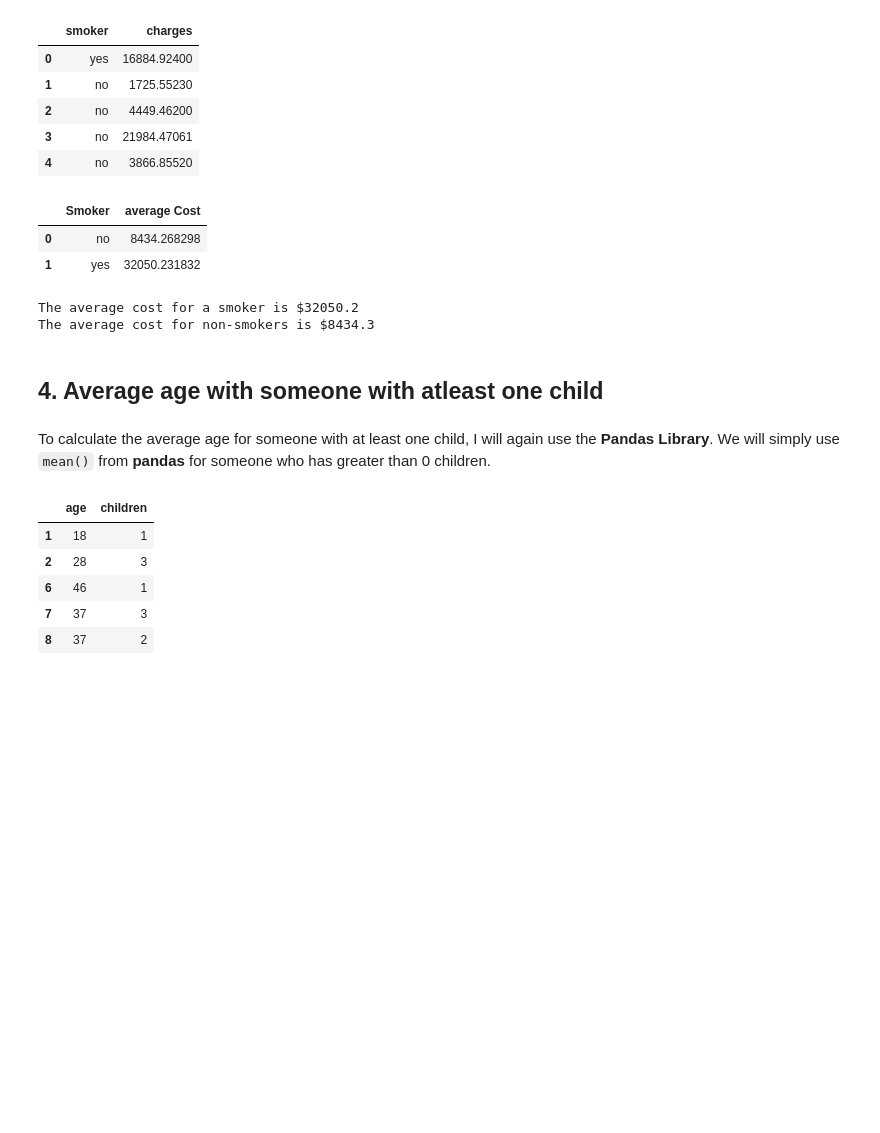
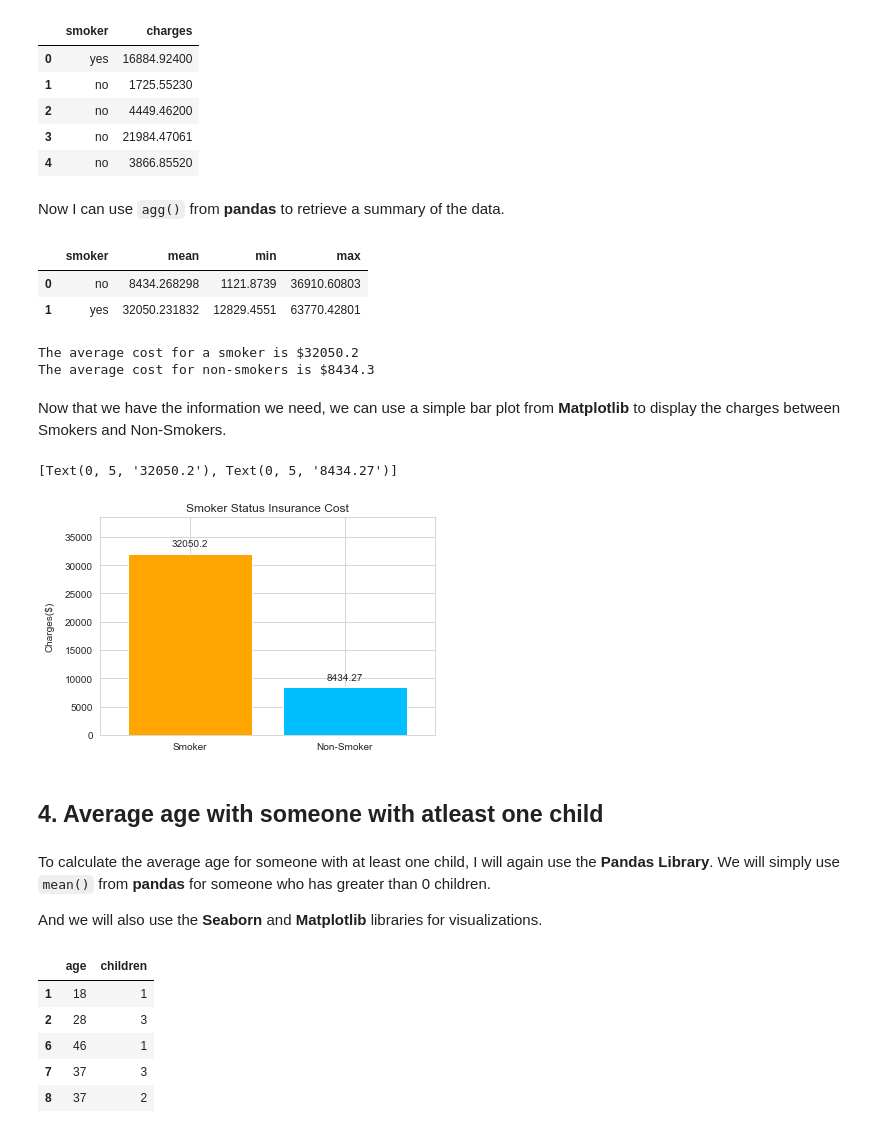
Before and after one commit to anthonyp16/U.S.-Medical-Insurance-, a Jupyter notebook: us-medical-insurance-costs.ipynb, the cells around one changed output. Cells and saved outputs as stored; diff of their text form; code cells hidden in the pictures; blank space fills up the shorter version.

```diff
--- a/us-medical-insurance-costs.ipynb
+++ b/us-medical-insurance-costs.ipynb
@@ -149,25 +166,26 @@ df_smokers.head()
 | 2 | no | 4449.46200 |
 | 3 | no | 21984.47061 |
 | 4 | no | 3866.85520 |
-# %%
-# group by smoker type, then calculate average cost
-average_smoker = df_smokers.groupby('smoker').charges.mean().reset_index()
-
-# rename column title to represent average cost
-average_smoker.rename(columns={'smoker': 'Smoker', 'charges': 'average Cost'}, inplace=True)
-
-# print first 5 rows
-average_smoker.head()
-# %% [output]
-|  | Smoker | average Cost |
-| 0 | no | 8434.268298 |
-| 1 | yes | 32050.231832 |
+# %% [markdown]
+Now I can use `agg()` from **pandas** to retrieve a summary of the data.
+# %%
+agg_smokers = df_smokers.groupby('smoker').agg({'charges': ['mean', 'min', 'max']}).reset_index()
+
+agg_smokers.columns = ['smoker', 'mean', 'min', 'max']
+
+# print first 5 rows
+
+agg_smokers.head()
+# %% [output]
+|  | smoker | mean | min | max |
+| 0 | no | 8434.268298 | 1121.8739 | 36910.60803 |
+| 1 | yes | 32050.231832 | 12829.4551 | 63770.42801 |
 # %%
 # assign non-smoker cost in the table to given variable
-non_smoker_avg = average_smoker.iloc[0, 1]
+non_smoker_avg = agg_smokers.iloc[0,1]
 
 # assignment smoker cost in the table to given variable
-smoker_avg = average_smoker.iloc[1,1]
+smoker_avg = agg_smokers.iloc[1,1]
 
 # print our results
 print('The average cost for a smoker is ${smoker}'.format(smoker=smoker_avg.round(1)))
@@ -175,9 +193,25 @@ print('The average cost for non-smokers is ${non_smoker}'.format(non_smoker=non_
 # %% [output]
 The average cost for a smoker is $32050.2
 The average cost for non-smokers is $8434.3
+# %% [markdown]
+Now that we have the information we need, we can use a simple bar plot from **Matplotlib** to display the charges between Smokers and Non-Smokers.
+# %%
+labels = ['Smoker','Non-Smoker']
+smoker_values = [smoker_avg, non_smoker_avg]
+
+smoker_bar = plt.bar(labels, smoker_values, color=['orange', 'deepskyblue'])
+plt.title('Smoker Status Insurance Cost')
+plt.ylabel('Charges($)', labelpad=10)
+plt.margins(x=0.1, y=0.2)
+plt.bar_label(smoker_bar, padding= 5)
+# %% [output]
+[Text(0, 5, '32050.2'), Text(0, 5, '8434.27')]
+[figure, added]
 # %% [markdown]
 ## 4. Average age with someone with atleast one child
 # %% [markdown]
 To calculate the average age for someone with at least one child, I will again use the **Pandas Library**. We will simply use `mean()` from **pandas** for someone who has greater than 0 children.
+
+And we will also use the **Seaborn** and **Matplotlib** libraries for visualizations.
 # %%
 # select our desired subset
```
Also changed, not shown: parts of 22 cells of this notebook.
